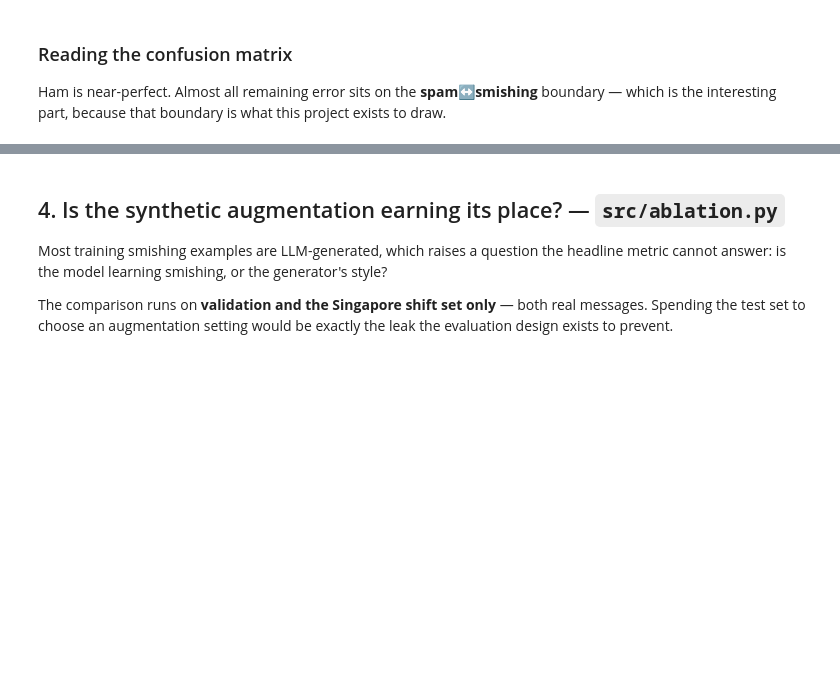
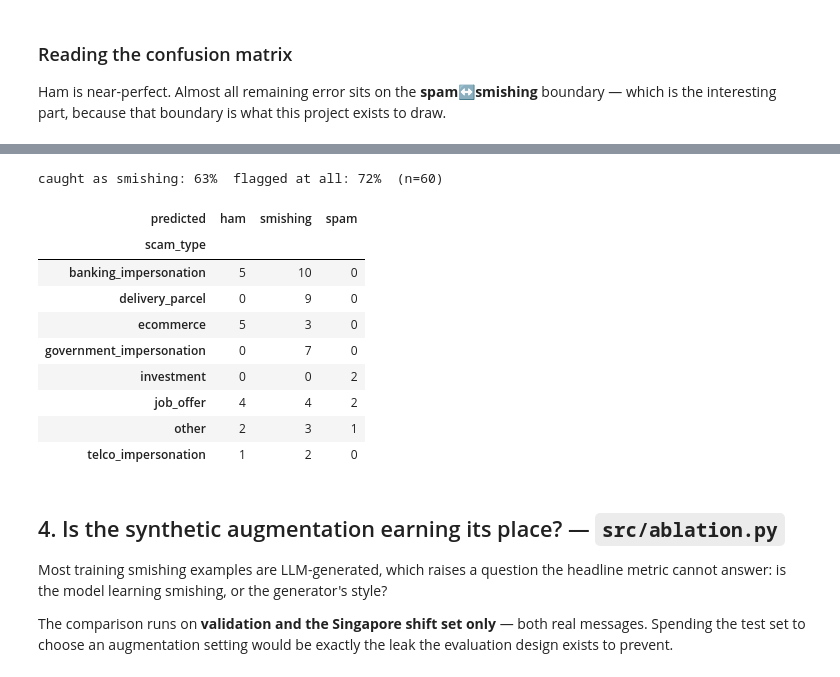
Before and after one commit to J0knee10/BC3415, a Jupyter notebook: Project/Indiv/notebooks/walkthrough.ipynb, the cells around one changed output, grey strips where cells are left out. Cells and saved outputs as stored; diff of their text form; code cells hidden in the pictures; blank space fills up the shorter version.

```diff
--- a/Project/Indiv/notebooks/walkthrough.ipynb
+++ b/Project/Indiv/notebooks/walkthrough.ipynb
@@ -221,3 +252,25 @@ plt.tight_layout(); plt.show()
+# %%
+sg_path = CFG.reports_dir / "sg_scams_predictions.csv"
+if sg_path.exists():
+    sg = pd.read_csv(sg_path)
+    scams = sg[sg["label"] == CFG.target_label]
+    print(f"caught as smishing: {(scams['predicted'] == 'smishing').mean():.0%}  "
+          f"flagged at all: {(scams['predicted'] != 'ham').mean():.0%}  (n={len(scams)})")
+    display(scams.groupby("scam_type")["predicted"].value_counts().unstack(fill_value=0))
+else:
+    print("no Singapore scam set in data/raw/sg_scams/")
+# %% [output]
+caught as smishing: 63%  flagged at all: 72%  (n=60)
+| predicted | ham | smishing | spam |
+| scam_type |  |  |  |
+| banking_impersonation | 5 | 10 | 0 |
+| delivery_parcel | 0 | 9 | 0 |
+| ecommerce | 5 | 3 | 0 |
+| government_impersonation | 0 | 7 | 0 |
+| investment | 0 | 0 | 2 |
+| job_offer | 4 | 4 | 2 |
+| other | 2 | 3 | 1 |
+| telco_impersonation | 1 | 2 | 0 |
 # %% [markdown]
 ## 4. Is the synthetic augmentation earning its place? — `src/ablation.py`
 
```
Also changed, not shown: parts of 14 cells of this notebook, 17 other files.
